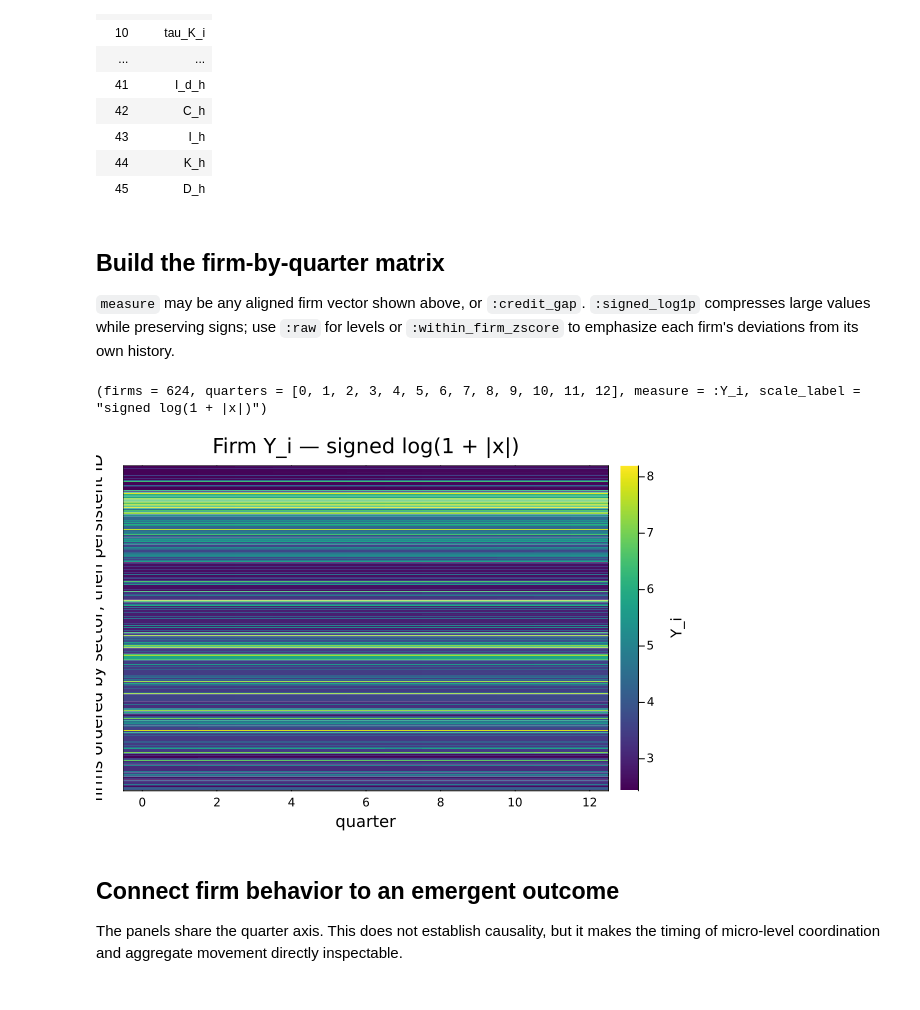
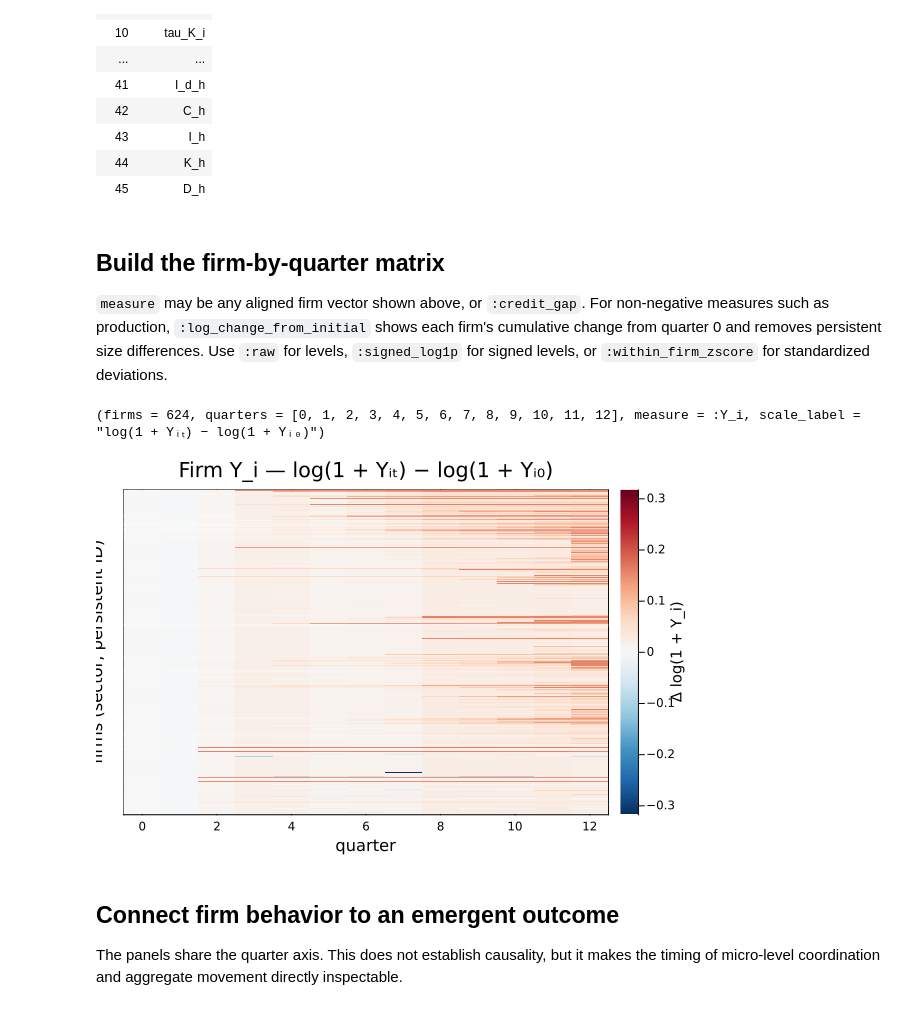
Before and after one commit to danielbandrade/BeforeIT-dba, a Jupyter notebook: dba-studies/machine-learning/explanation-traces/explanation-trace-eda.ipynb, the cells around one changed output. Cells and saved outputs as stored; diff of their text form; code cells hidden in the pictures.

Commit message:
adding new heatmaps

```diff
--- a/dba-studies/machine-learning/explanation-traces/explanation-trace-eda.ipynb
+++ b/dba-studies/machine-learning/explanation-traces/explanation-trace-eda.ipynb
@@ -100,10 +100,10 @@ DataFrame(field = string.(available_firm_fields))
 # %% [markdown]
 ## Build the firm-by-quarter matrix
 
-`measure` may be any aligned firm vector shown above, or `:credit_gap`. `:signed_log1p` compresses large values while preserving signs; use `:raw` for levels or `:within_firm_zscore` to emphasize each firm's deviations from its own history.
+`measure` may be any aligned firm vector shown above, or `:credit_gap`. For non-negative measures such as production, `:log_change_from_initial` shows each firm's cumulative change from quarter 0 and removes persistent size differences. Use `:raw` for levels, `:signed_log1p` for signed levels, or `:within_firm_zscore` for standardized deviations.
 # %%
 measure = :Y_i
-scale = :signed_log1p
+scale = :log_change_from_initial
 
 firm_data = firm_panel(paths)
 firm_state = firm_matrix(firm_data, measure)
@@ -112,6 +112,21 @@ function transform_values(values, mode)
     transformed = copy(values)
     if mode == :raw
         return transformed, "raw"
+    elseif mode == :log_change_from_initial
+        source = copy(transformed)
+        transformed .= NaN
+        for row in axes(source, 1)
+            baseline = source[row, 1]
+            isfinite(baseline) || continue
+            baseline >= 0 || error("log change requires a non-negative quarter-0 value")
+            for column in axes(source, 2)
+                value = source[row, column]
+                isfinite(value) || continue
+                value >= 0 || error("log change requires non-negative values")
+                transformed[row, column] = log1p(value) - log1p(baseline)
+            end
+        end
+        return transformed, "log(1 + Yᵢₜ) − log(1 + Yᵢ₀)"
     elseif mode == :signed_log1p
         observed = isfinite.(transformed)
         transformed[observed] .= sign.(transformed[observed]) .* log1p.(abs.(transformed[observed]))
@@ -132,45 +147,59 @@ function transform_values(values, mode)
 end
 
 heatmap_values, scale_label = transform_values(firm_state.values, scale)
+scale == :log_change_from_initial && @assert all(isnan(value) || iszero(value) for value in heatmap_values[:, 1])
 (; firms = length(firm_state.firm_ids), quarters = firm_state.quarters, measure, scale_label)
 # %% [output]
-(firms = 624, quarters = [0, 1, 2, 3, 4, 5, 6, 7, 8, 9, 10, 11, 12], measure = :Y_i, scale_label = "signed log(1 + |x|)")
+(firms = 624, quarters = [0, 1, 2, 3, 4, 5, 6, 7, 8, 9, 10, 11, 12], measure = :Y_i, scale_label = "log(1 + Yᵢₜ) − log(1 + Yᵢ₀)")
 # %%
-function observed_limits(values)
+function observed_limits(values; symmetric = false)
     observed = filter(isfinite, vec(values))
     isempty(observed) && error("Heatmap has no finite values")
+    if symmetric
+        bound = maximum(abs, observed)
+        bound = bound == 0 ? 1.0 : bound
+        return (-bound, bound)
+    end
     low, high = extrema(observed)
     margin = low == high ? max(abs(low) * 0.05, 1.0) : 0.0
     return (low - margin, high + margin)
 end
 
-function firm_heatmap(state, values; cursor = nothing, color_limits = observed_limits(values))
+center_on_zero = scale in (:log_change_from_initial, :within_firm_zscore)
+heatmap_color_limits = observed_limits(heatmap_values; symmetric = center_on_zero)
+heatmap_palette = center_on_zero ? cgrad(:RdBu; rev = true) : cgrad(:viridis)
+colorbar_label = scale == :log_change_from_initial ? "Δ log(1 + $(measure))" : string(measure)
+center_on_zero && @assert heatmap_color_limits[1] == -heatmap_color_limits[2]
+
+function firm_heatmap(
+    state, values; cursor = nothing, color_limits = heatmap_color_limits, palette = heatmap_palette,
+)
     chart = heatmap(
         state.quarters, collect(axes(values, 1)), values;
         xlabel = "quarter",
-        ylabel = "firms ordered by sector, then persistent ID",
+        ylabel = "firms (sector, persistent ID)",
         title = "Firm $(state.measure) — $scale_label",
-        color = :viridis,
+        color = palette,
         colorbar = true,
-        colorbar_title = string(state.measure),
+        colorbar_title = colorbar_label,
         clims = color_limits,
         background_color_inside = :lightgray,
         yflip = true,
         yticks = false,
         legend = false,
     )
     boundaries = [
         row for row in 1:(length(state.sectors) - 1)
         if state.sectors[row] != state.sectors[row + 1]
     ]
     isempty(boundaries) || hline!(chart, boundaries .+ 0.5; color = :white, alpha = 0.35, linewidth = 0.5, label = false)
     isnothing(cursor) || vline!(chart, [cursor]; color = :red, linewidth = 2, label = false)
     return chart
 end
 
 firm_heatmap(firm_state, heatmap_values)
 # %% [output]
-[figure, old version]
+[figure, new version]
 # %% [markdown]
 ## Connect firm behavior to an emergent outcome
 
```
Also changed, not shown: parts of 5 cells of this notebook, 3 other files.
